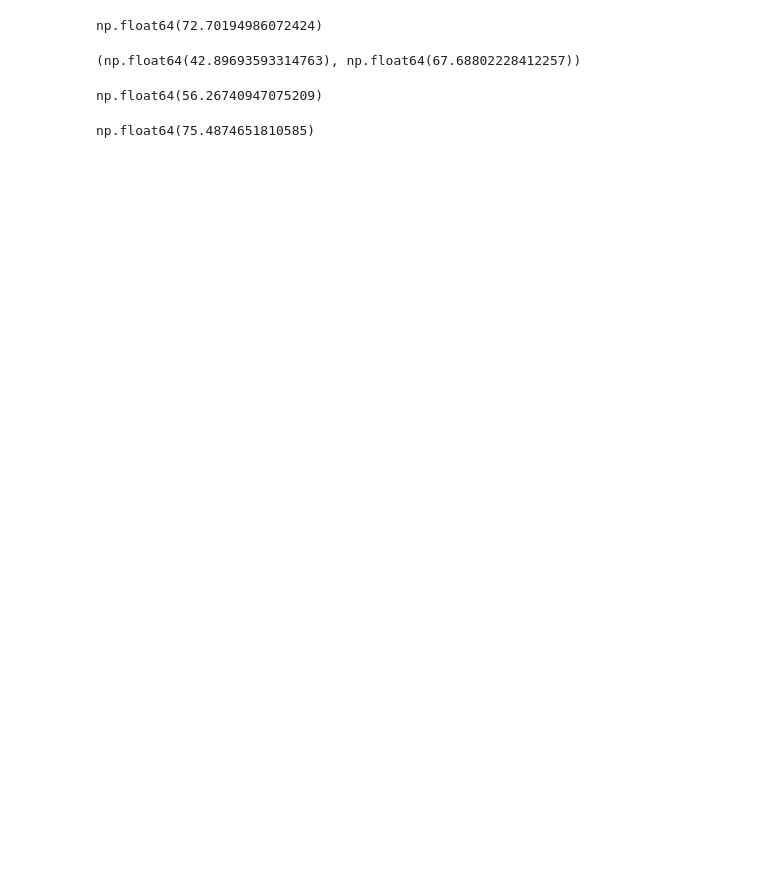
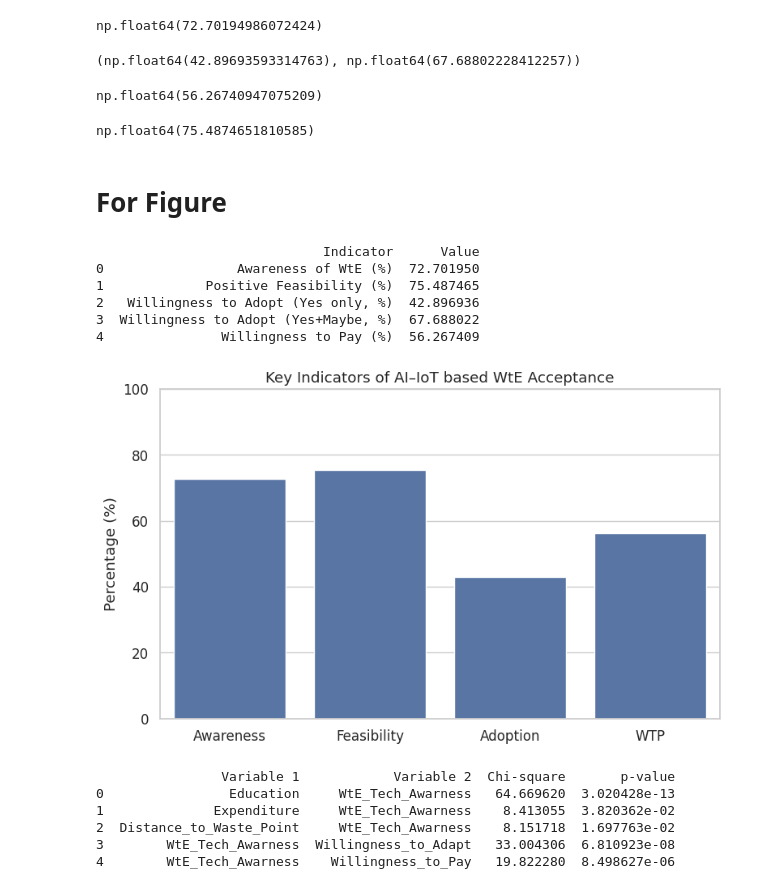
Before and after one commit to sayem088/AI-and-Iot-driven-WtE-research-paper-stat, a Jupyter notebook: Stoten_paper.ipynb, the cells around one changed output. Saved outputs shown, nothing was run; the diff lists cells and outputs as text; code cells hidden in the pictures; blank space fills up the shorter version.

```diff
--- a/Stoten_paper.ipynb
+++ b/Stoten_paper.ipynb
@@ -90,3 +92,5 @@ positive_perception_pct = df["Feasibility"].isin([1, 2]).mean() * 100
 positive_perception_pct
 # %% [output]
 np.float64(75.4874651810585)
+# %% [markdown]
+# **For Figure**
@@ -92,0 +112,74 @@ np.float64(75.4874651810585)
+# %%
+# 1 — DESCRIPTIVE STATISTICS
+desc = pd.DataFrame({
+    "Indicator": [
+        "Awareness of WtE (%)",
+        "Positive Feasibility (%)",
+        "Willingness to Adopt (Yes only, %)",
+        "Willingness to Adopt (Yes+Maybe, %)",
+        "Willingness to Pay (%)"
+    ],
+    "Value": [
+        (df["WtE_Tech_Awarness"] == 1).mean()*100,
+        df["Feasibility"].isin([1,2]).mean()*100,
+        (df["Willingness_to_Adapt"] == 1).mean()*100,
+        df["Willingness_to_Adapt"].isin([1,3]).mean()*100,
+        (df["Willingness_to_Pay"] == 1).mean()*100
+    ]
+})
+
+desc.to_excel("Table1_Descriptive.xlsx", index=False)
+print(desc)
+# %% [output]
+                             Indicator      Value
+0                 Awareness of WtE (%)  72.701950
+1             Positive Feasibility (%)  75.487465
+2   Willingness to Adopt (Yes only, %)  42.896936
+3  Willingness to Adopt (Yes+Maybe, %)  67.688022
+4               Willingness to Pay (%)  56.267409
+# %%
+plt.figure(figsize=(8,5))
+sns.barplot(
+    x=["Awareness", "Feasibility", "Adoption", "WTP"],
+    y=desc["Value"].iloc[[0,1,2,4]]
+)
+plt.ylabel("Percentage (%)")
+plt.title("Key Indicators of AI–IoT based WtE Acceptance")
+plt.ylim(0,100)
+plt.tight_layout()
+plt.savefig("Fig1_Core_Indicators.png", dpi=300)
+plt.show()
+# %% [output]
+[figure, added]
+# %%
+# 3 — BIVARIATE ASSOCIATIONS
+chi_results = []
+
+def chi_test(v1, v2):
+    tab = pd.crosstab(df[v1], df[v2])
+    chi2, p, _, _ = chi2_contingency(tab)
+    chi_results.append([v1, v2, chi2, p])
+
+# Socio-economic → Awareness
+chi_test("Education", "WtE_Tech_Awarness")
+chi_test("Expenditure", "WtE_Tech_Awarness")
+chi_test("Distance_to_Waste_Point", "WtE_Tech_Awarness")
+
+# Awareness → Outcomes
+chi_test("WtE_Tech_Awarness", "Willingness_to_Adapt")
+chi_test("WtE_Tech_Awarness", "Willingness_to_Pay")
+
+chi_table = pd.DataFrame(
+    chi_results,
+    columns=["Variable 1", "Variable 2", "Chi-square", "p-value"]
+)
+
+chi_table.to_excel("Table2_ChiSquare.xlsx", index=False)
+print(chi_table)
+# %% [output]
+                Variable 1            Variable 2  Chi-square       p-value
+0                Education     WtE_Tech_Awarness   64.669620  3.020428e-13
+1              Expenditure     WtE_Tech_Awarness    8.413055  3.820362e-02
+2  Distance_to_Waste_Point     WtE_Tech_Awarness    8.151718  1.697763e-02
+3        WtE_Tech_Awarness  Willingness_to_Adapt   33.004306  6.810923e-08
+4        WtE_Tech_Awarness    Willingness_to_Pay   19.822280  8.498627e-06
```
Also changed, not shown: parts of 10 cells of this notebook.
